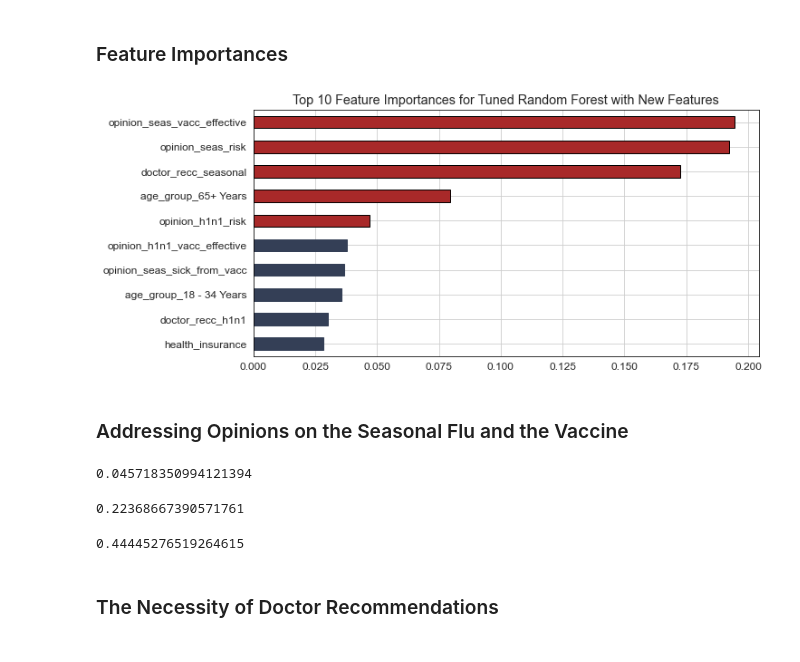
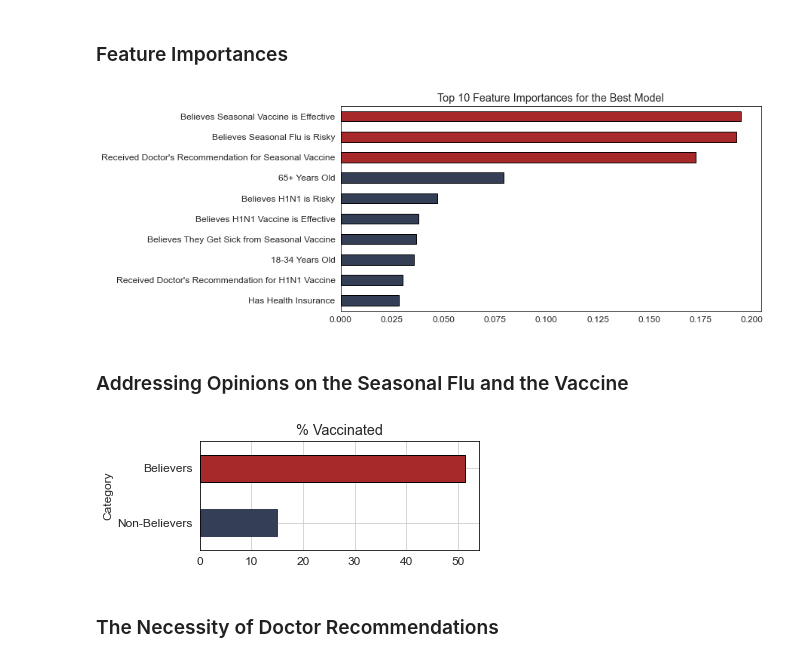
Before and after one commit to pmjustafort/flushotlearning, a Jupyter notebook: index.ipynb, the cells around one changed output. Cells and saved outputs as stored; diff of their text form; code cells hidden in the pictures.

```diff
--- a/index.ipynb
+++ b/index.ipynb
@@ -500,14 +500,29 @@ feature_importances_df = feature_importances_df.rename(
 
 top_10 = feature_importances_df[:10]
 top_5 = feature_importances_df[:5]
+# %%
+top_10.index = [
+    'Believes Seasonal Vaccine is Effective',
+    'Believes Seasonal Flu is Risky',
+    'Received Doctor\'s Recommendation for Seasonal Vaccine',
+    '65+ Years Old',
+    'Believes H1N1 is Risky',
+    'Believes H1N1 Vaccine is Effective',
+    'Believes They Get Sick from Seasonal Vaccine',
+    '18-34 Years Old',
+    'Received Doctor\'s Recommendation for H1N1 Vaccine',
+    'Has Health Insurance'
+]
 # %%
 ax = top_10.iloc[::-1].plot.barh(figsize=(10,5), color='#A82929', legend=False, edgecolor='k')
 
-for i in range(5):
+for i in range(7):
     ax.get_children()[i].set_color('#343f56')
+    ax.get_children()[i].set_edgecolor('k')
 
-plt.title('Top 10 Feature Importances for Tuned Random Forest with New Features');
+plt.grid(False)
+plt.title('Top 10 Feature Importances for the Best Model');
 # %% [output]
-[figure, old version]
+[figure, new version]
 # %% [markdown]
 ### Addressing Opinions on the Seasonal Flu and the Vaccine
@@ -521,12 +529,41 @@ def calculate_percentage(data, feature, value=1):
-# %%
-calculate_percentage(train_df_encoded, 'opinion_seas_vacc_effective')
-# %% [output]
-0.045718350994121394
-# %%
-calculate_percentage(train_df_encoded, 'opinion_seas_risk')
-# %% [output]
-0.22368667390571761
-# %%
-calculate_percentage(train_df_encoded, 'opinion_seas_sick_from_vacc')
-# %% [output]
-0.44445276519264615
+# %%
+# Likelihood of getting the vaccine based on belief
+
+# Define believers and non-believers based on opinion_seas_vacc_effective values
+believers = [3, 4, 5]
+non_believers = [1, 2]
+
+# Define vaccinated individuals
+vacc = train_df_encoded.seasonal_vaccine == 1
+# Define believers and non-believers
+believe = train_df_encoded.opinion_seas_vacc_effective.isin(believers)
+does_not_believe = train_df_encoded.opinion_seas_vacc_effective.isin(non_believers)
+
+# Number of vaccinated individuals who believe in vaccine effectiveness
+num_vacc_and_believe = len(train_df_encoded[vacc & believe])
+# Total number of individuals who believe in vaccine effectiveness
+num_believe = len(train_df_encoded[believe])
+# Percentage of believers who got vaccinated
+pct_vacc_and_believe = num_vacc_and_believe / num_believe
+
+# Number of vaccinated individuals who do not believe in vaccine effectiveness
+num_vacc_and_not_believe = len(train_df_encoded[vacc & does_not_believe])
+# Total number of individuals who do not believe in vaccine effectiveness
+num_not_believe = len(train_df_encoded[does_not_believe])
+# Percentage of non-believers who got vaccinated
+pct_vacc_and_not_believe = num_vacc_and_not_believe / num_not_believe
+
+opinion = {
+    'Category': ['Believers', 'Non-Believers'],
+    'Percentage Vaccinated': [pct_vacc_and_believe * 100, pct_vacc_and_not_believe * 100]
+}
+
+opinion = pd.DataFrame(opinion).set_index('Category')
+ax2 = opinion.iloc[::-1].plot.barh(color='#A82929', edgecolor='k', legend=False, figsize=(5, 2))
+
+for i in range(1):
+    ax2.get_children()[i].set_color('#343f56')
+
+plt.title('% Vaccinated');
+# %% [output]
+[figure, added]
```
Also changed, not shown: parts of 9 cells of this notebook.
